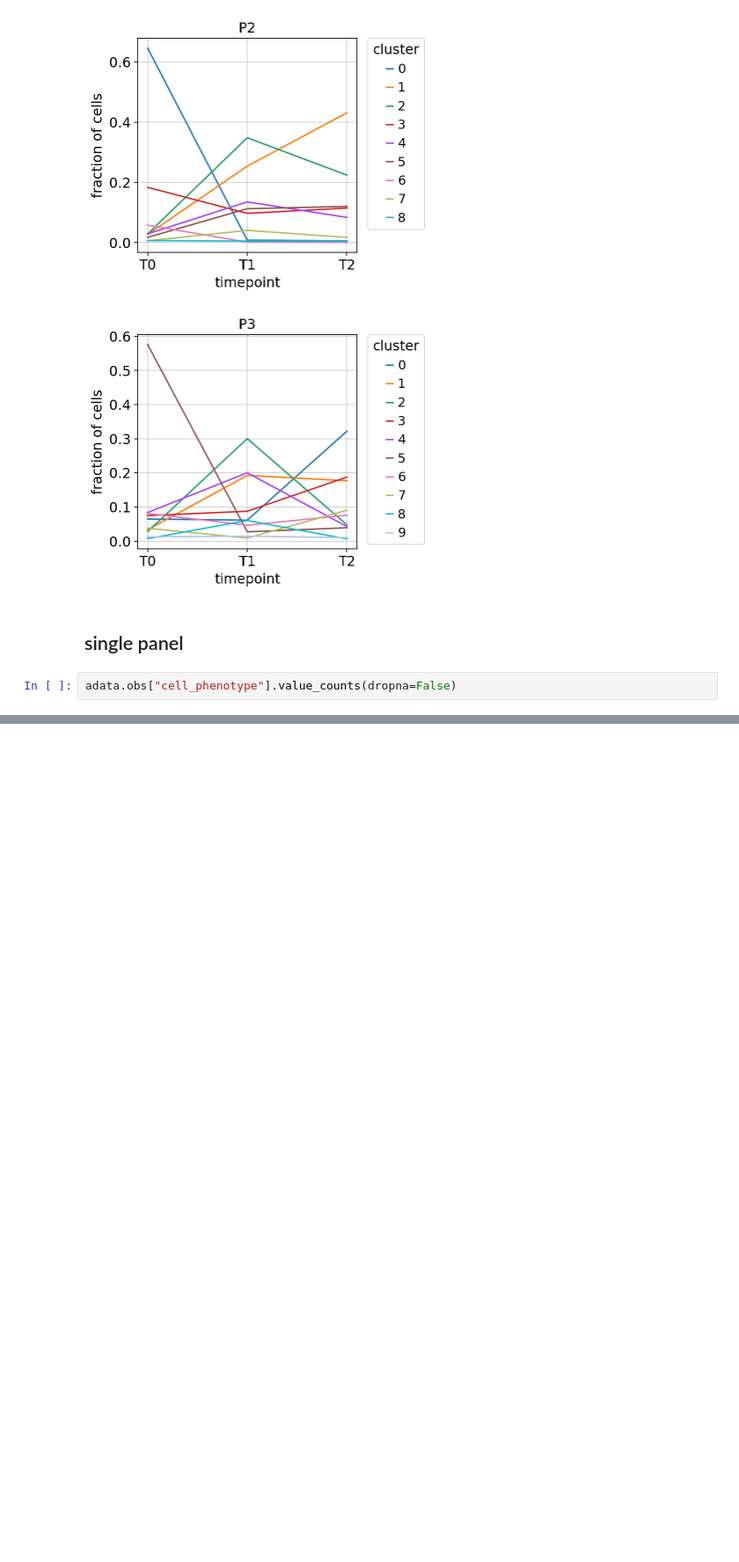
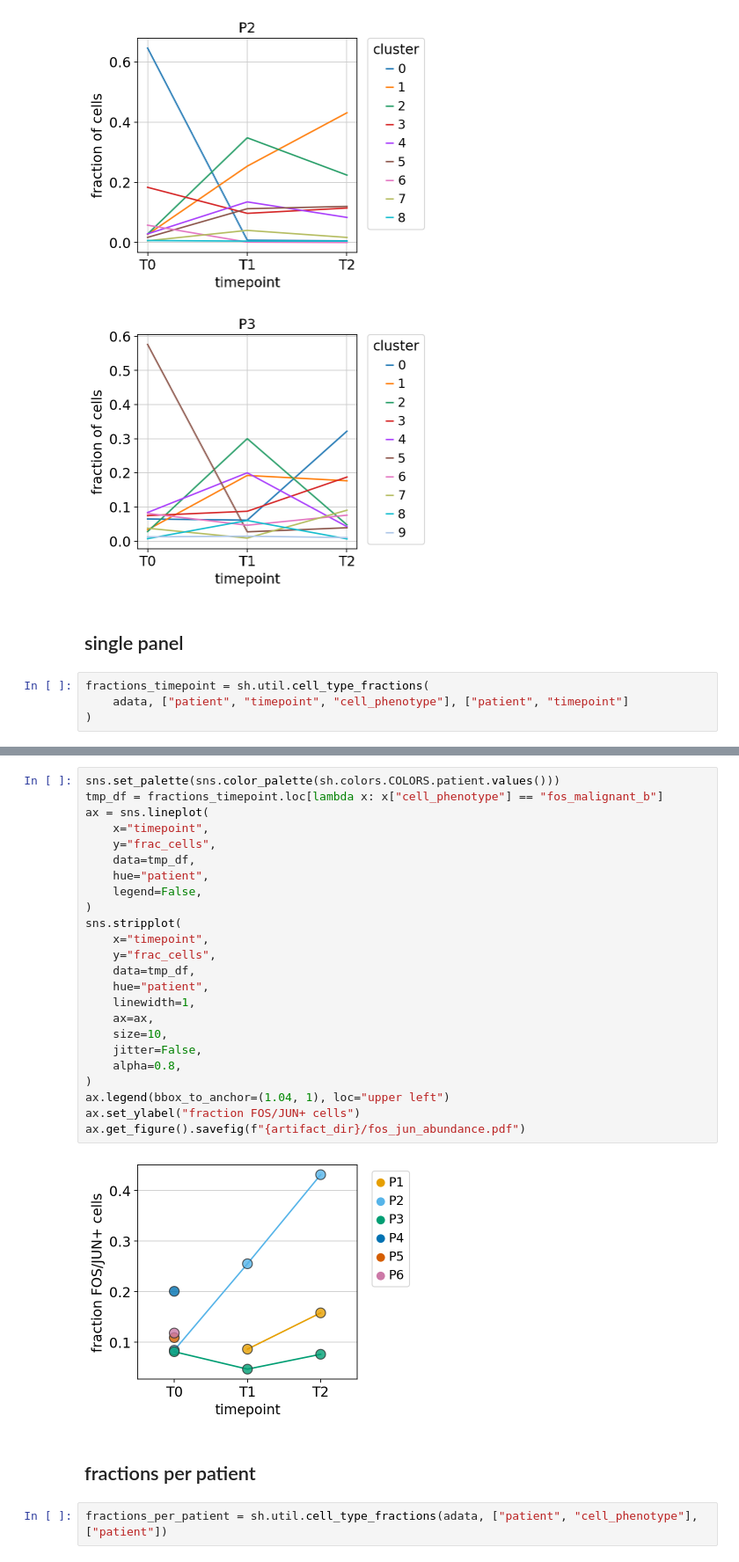
Before and after one commit to icbi-lab/hcl_atlas, a Jupyter notebook: analyses/70_downstream_analysis/72_cluster_analysis.ipynb, the cells around one changed output, grey strips where cells are left out. Shown at 88% size. Drawn from its saved outputs; the diff is of its cells as text; blank space fills up the shorter version.

Commit message:
Export cell-type fractions

```diff
--- a/analyses/70_downstream_analysis/72_cluster_analysis.ipynb
+++ b/analyses/70_downstream_analysis/72_cluster_analysis.ipynb
@@ -52,4 +53,6 @@ for patient in ["P1", "P2", "P3"]:
 # %% [markdown]
 ## single panel
 # %%
-adata.obs["cell_phenotype"].value_counts(dropna=False)
+fractions_timepoint = sh.util.cell_type_fractions(
+    adata, ["patient", "timepoint", "cell_phenotype"], ["patient", "timepoint"]
+)
@@ -59,0 +81,30 @@ Name: cell_phenotype, dtype: int64
+# %%
+sns.set_palette(sns.color_palette(sh.colors.COLORS.patient.values()))
+tmp_df = fractions_timepoint.loc[lambda x: x["cell_phenotype"] == "fos_malignant_b"]
+ax = sns.lineplot(
+    x="timepoint",
+    y="frac_cells",
+    data=tmp_df,
+    hue="patient",
+    legend=False,
+)
+sns.stripplot(
+    x="timepoint",
+    y="frac_cells",
+    data=tmp_df,
+    hue="patient",
+    linewidth=1,
+    ax=ax,
+    size=10,
+    jitter=False,
+    alpha=0.8,
+)
+ax.legend(bbox_to_anchor=(1.04, 1), loc="upper left")
+ax.set_ylabel("fraction FOS/JUN+ cells")
+ax.get_figure().savefig(f"{artifact_dir}/fos_jun_abundance.pdf")
+# %% [output]
+[figure, added]
+# %% [markdown]
+## fractions per patient
+# %%
+fractions_per_patient = sh.util.cell_type_fractions(adata, ["patient", "cell_phenotype"], ["patient"])
```
Also changed, not shown: parts of 6 cells of this notebook, 3 other files.
